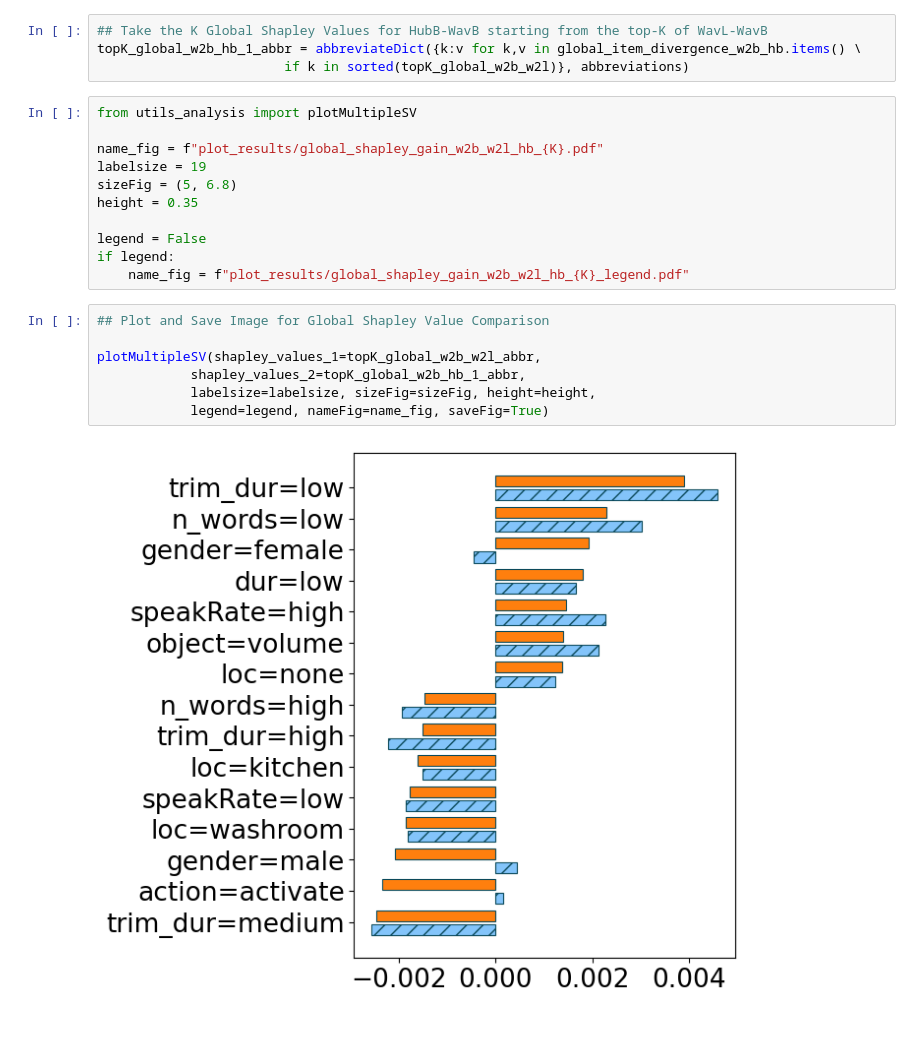
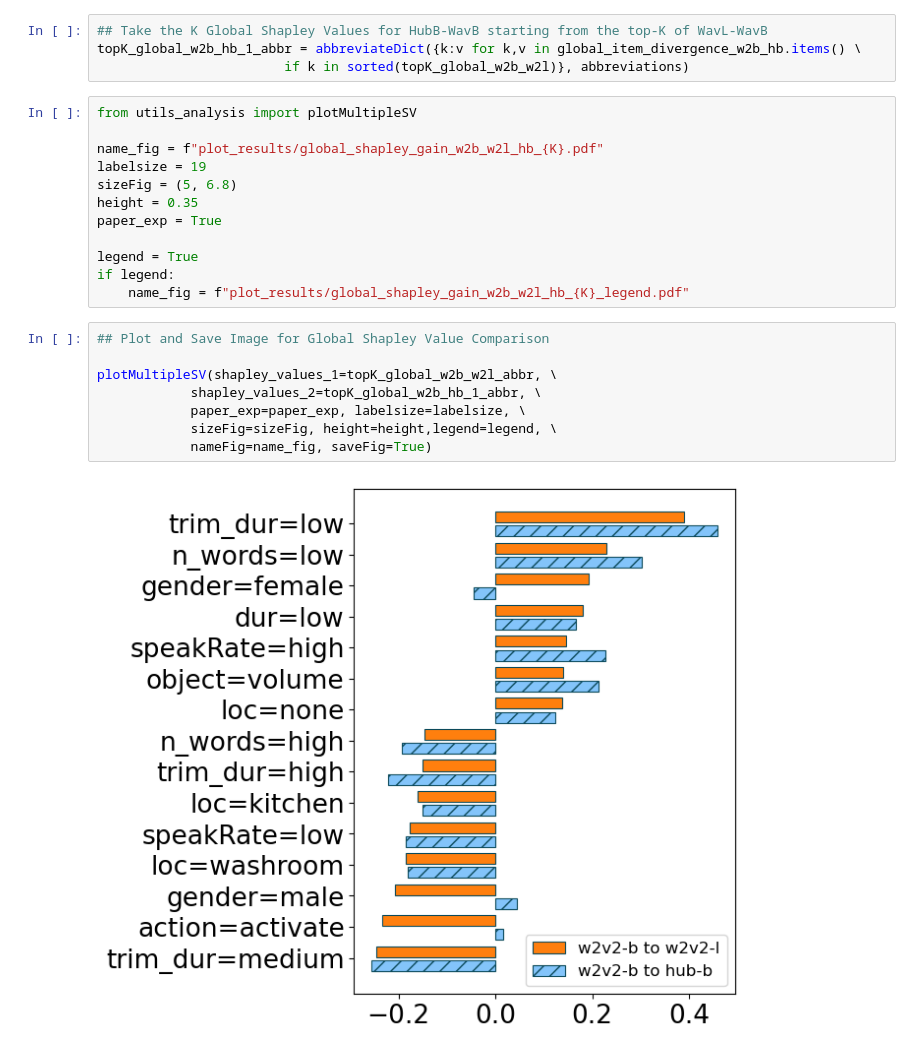
Before and after one commit to koudounasalkis/divergence-in-speech-systems, a Jupyter notebook: divexplorer_analysis.ipynb, the cells around one changed output. Saved outputs shown, nothing was run; the diff lists cells and outputs as text.

```diff
--- a/divexplorer_analysis.ipynb
+++ b/divexplorer_analysis.ipynb
@@ -1172,16 +1172,18 @@ name_fig = f"plot_results/global_shapley_gain_w2b_w2l_hb_{K}.pdf"
 labelsize = 19
 sizeFig = (5, 6.8)
 height = 0.35
+paper_exp = True
 
-legend = False
+legend = True
 if legend:
     name_fig = f"plot_results/global_shapley_gain_w2b_w2l_hb_{K}_legend.pdf"
 # %%
 ## Plot and Save Image for Global Shapley Value Comparison
 
-plotMultipleSV(shapley_values_1=topK_global_w2b_w2l_abbr,
-            shapley_values_2=topK_global_w2b_hb_1_abbr,
-            labelsize=labelsize, sizeFig=sizeFig, height=height,
-            legend=legend, nameFig=name_fig, saveFig=True)
+plotMultipleSV(shapley_values_1=topK_global_w2b_w2l_abbr, \
+            shapley_values_2=topK_global_w2b_hb_1_abbr, \
+            paper_exp=paper_exp, labelsize=labelsize, \
+            sizeFig=sizeFig, height=height,legend=legend, \
+            nameFig=name_fig, saveFig=True)
 # %% [output]
-[figure, old version]
+[figure, new version]
```
Also changed, not shown: parts of 14 cells of this notebook, 1 other file.
